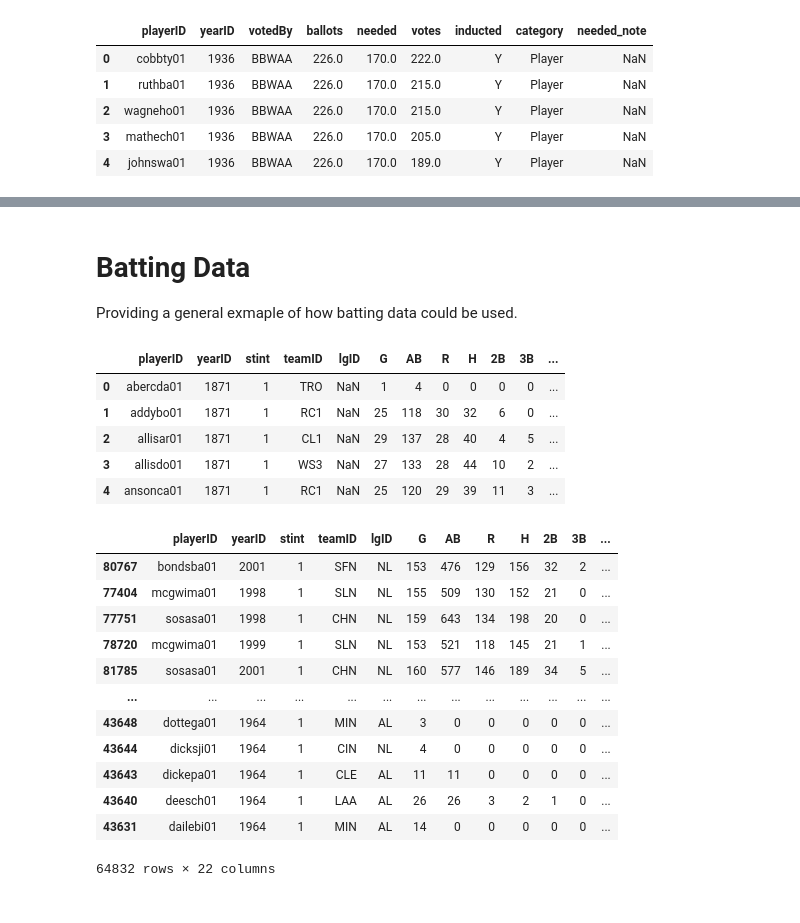
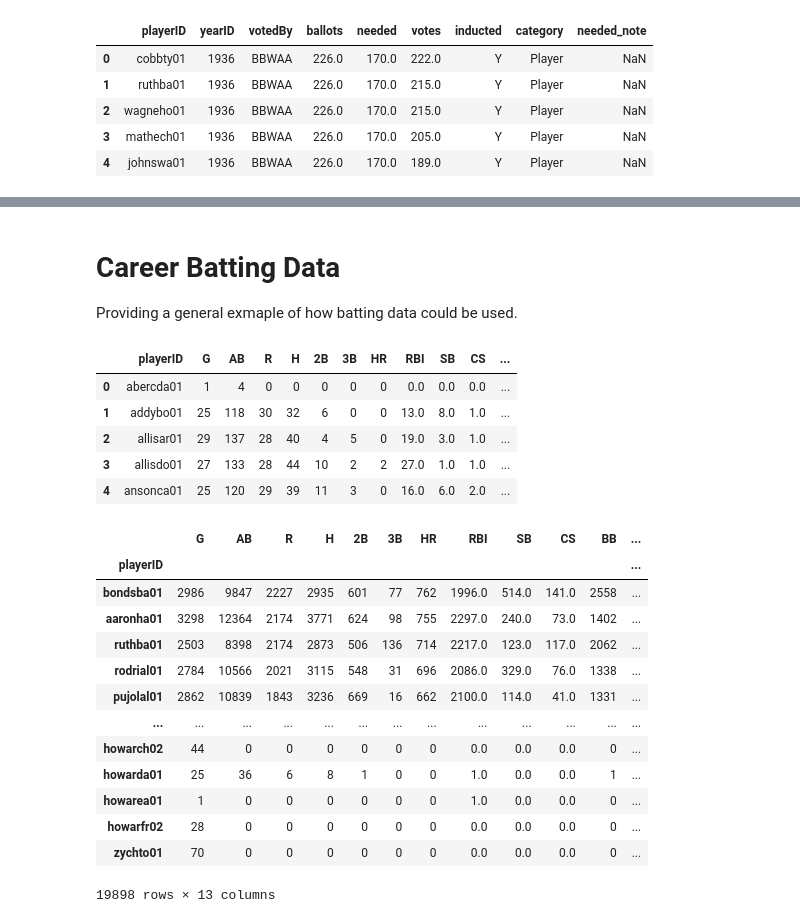
Before and after one commit to sting0312/GoldenGloves, a Jupyter notebook: golden-gloves.ipynb, the cells around one changed output, grey strips where cells are left out. Saved outputs shown, nothing was run; the diff lists cells and outputs as text; code cells hidden in the pictures.

Commit message:
Uploading web data

```diff
--- a/golden-gloves.ipynb
+++ b/golden-gloves.ipynb
@@ -51,34 +82,37 @@ hof_merged_df.head()
 # %% [markdown]
-# Batting Data
+# Career Batting Data
 Providing a general exmaple of how batting data could be used.
 # %%
 # Importing data
 batting_df = pd.read_csv("Resources/baseballdatabank-master/core/batting.csv")
 # %%
+batting_df.drop(columns=['yearID', 'teamID', 'IBB', 'HBP', 'SH', 'SF', 'stint', 'lgID'], inplace=True)
 batting_df.head()
 # %% [output]
-|  | playerID | yearID | stint | teamID | lgID | G | AB | R | H | 2B | 3B | ... |
-| 0 | abercda01 | 1871 | 1 | TRO | NaN | 1 | 4 | 0 | 0 | 0 | 0 | ... |
-| 1 | addybo01 | 1871 | 1 | RC1 | NaN | 25 | 118 | 30 | 32 | 6 | 0 | ... |
-| 2 | allisar01 | 1871 | 1 | CL1 | NaN | 29 | 137 | 28 | 40 | 4 | 5 | ... |
-| 3 | allisdo01 | 1871 | 1 | WS3 | NaN | 27 | 133 | 28 | 44 | 10 | 2 | ... |
-| 4 | ansonca01 | 1871 | 1 | RC1 | NaN | 25 | 120 | 29 | 39 | 11 | 3 | ... |
+|  | playerID | G | AB | R | H | 2B | 3B | HR | RBI | SB | CS | ... |
+| 0 | abercda01 | 1 | 4 | 0 | 0 | 0 | 0 | 0 | 0.0 | 0.0 | 0.0 | ... |
+| 1 | addybo01 | 25 | 118 | 30 | 32 | 6 | 0 | 0 | 13.0 | 8.0 | 1.0 | ... |
+| 2 | allisar01 | 29 | 137 | 28 | 40 | 4 | 5 | 0 | 19.0 | 3.0 | 1.0 | ... |
+| 3 | allisdo01 | 27 | 133 | 28 | 44 | 10 | 2 | 2 | 27.0 | 1.0 | 1.0 | ... |
+| 4 | ansonca01 | 25 | 120 | 29 | 39 | 11 | 3 | 0 | 16.0 | 6.0 | 2.0 | ... |
 # %%
 # Grouping by playerID and yearID, then sorting by home runs by season
-batting_grouped_df = batting_df.sort_values(['HR'], ascending=False).groupby(['playerID'])
+career_batting_df = batting_df.groupby(['playerID']).sum()
 # %%
-batting_grouped_df.head()
+# Sorting dataframe by most home runs
+career_batting_df.sort_values('HR', ascending=False)
 # %% [output]
-|  | playerID | yearID | stint | teamID | lgID | G | AB | R | H | 2B | 3B | ... |
-| 80767 | bondsba01 | 2001 | 1 | SFN | NL | 153 | 476 | 129 | 156 | 32 | 2 | ... |
-| 77404 | mcgwima01 | 1998 | 1 | SLN | NL | 155 | 509 | 130 | 152 | 21 | 0 | ... |
-| 77751 | sosasa01 | 1998 | 1 | CHN | NL | 159 | 643 | 134 | 198 | 20 | 0 | ... |
-| 78720 | mcgwima01 | 1999 | 1 | SLN | NL | 153 | 521 | 118 | 145 | 21 | 1 | ... |
-| 81785 | sosasa01 | 2001 | 1 | CHN | NL | 160 | 577 | 146 | 189 | 34 | 5 | ... |
+|  | G | AB | R | H | 2B | 3B | HR | RBI | SB | CS | BB | ... |
+| playerID |  |  |  |  |  |  |  |  |  |  |  | ... |
+| bondsba01 | 2986 | 9847 | 2227 | 2935 | 601 | 77 | 762 | 1996.0 | 514.0 | 141.0 | 2558 | ... |
+| aaronha01 | 3298 | 12364 | 2174 | 3771 | 624 | 98 | 755 | 2297.0 | 240.0 | 73.0 | 1402 | ... |
+| ruthba01 | 2503 | 8398 | 2174 | 2873 | 506 | 136 | 714 | 2217.0 | 123.0 | 117.0 | 2062 | ... |
+| rodrial01 | 2784 | 10566 | 2021 | 3115 | 548 | 31 | 696 | 2086.0 | 329.0 | 76.0 | 1338 | ... |
+| pujolal01 | 2862 | 10839 | 1843 | 3236 | 669 | 16 | 662 | 2100.0 | 114.0 | 41.0 | 1331 | ... |
 | ... | ... | ... | ... | ... | ... | ... | ... | ... | ... | ... | ... | ... |
-| 43648 | dottega01 | 1964 | 1 | MIN | AL | 3 | 0 | 0 | 0 | 0 | 0 | ... |
-| 43644 | dicksji01 | 1964 | 1 | CIN | NL | 4 | 0 | 0 | 0 | 0 | 0 | ... |
-| 43643 | dickepa01 | 1964 | 1 | CLE | AL | 11 | 11 | 0 | 0 | 0 | 0 | ... |
-| 43640 | deesch01 | 1964 | 1 | LAA | AL | 26 | 26 | 3 | 2 | 1 | 0 | ... |
-| 43631 | dailebi01 | 1964 | 1 | MIN | AL | 14 | 0 | 0 | 0 | 0 | 0 | ... |
+| howarch02 | 44 | 0 | 0 | 0 | 0 | 0 | 0 | 0.0 | 0.0 | 0.0 | 0 | ... |
+| howarda01 | 25 | 36 | 6 | 8 | 1 | 0 | 0 | 1.0 | 0.0 | 0.0 | 1 | ... |
+| howarea01 | 1 | 0 | 0 | 0 | 0 | 0 | 0 | 1.0 | 0.0 | 0.0 | 0 | ... |
+| howarfr02 | 28 | 0 | 0 | 0 | 0 | 0 | 0 | 0.0 | 0.0 | 0.0 | 0 | ... |
+| zychto01 | 70 | 0 | 0 | 0 | 0 | 0 | 0 | 0.0 | 0.0 | 0.0 | 0 | ... |
-64832 rows × 22 columns
+19898 rows × 13 columns
```
Also changed, not shown: parts of 20 cells of this notebook, 1 other file.
